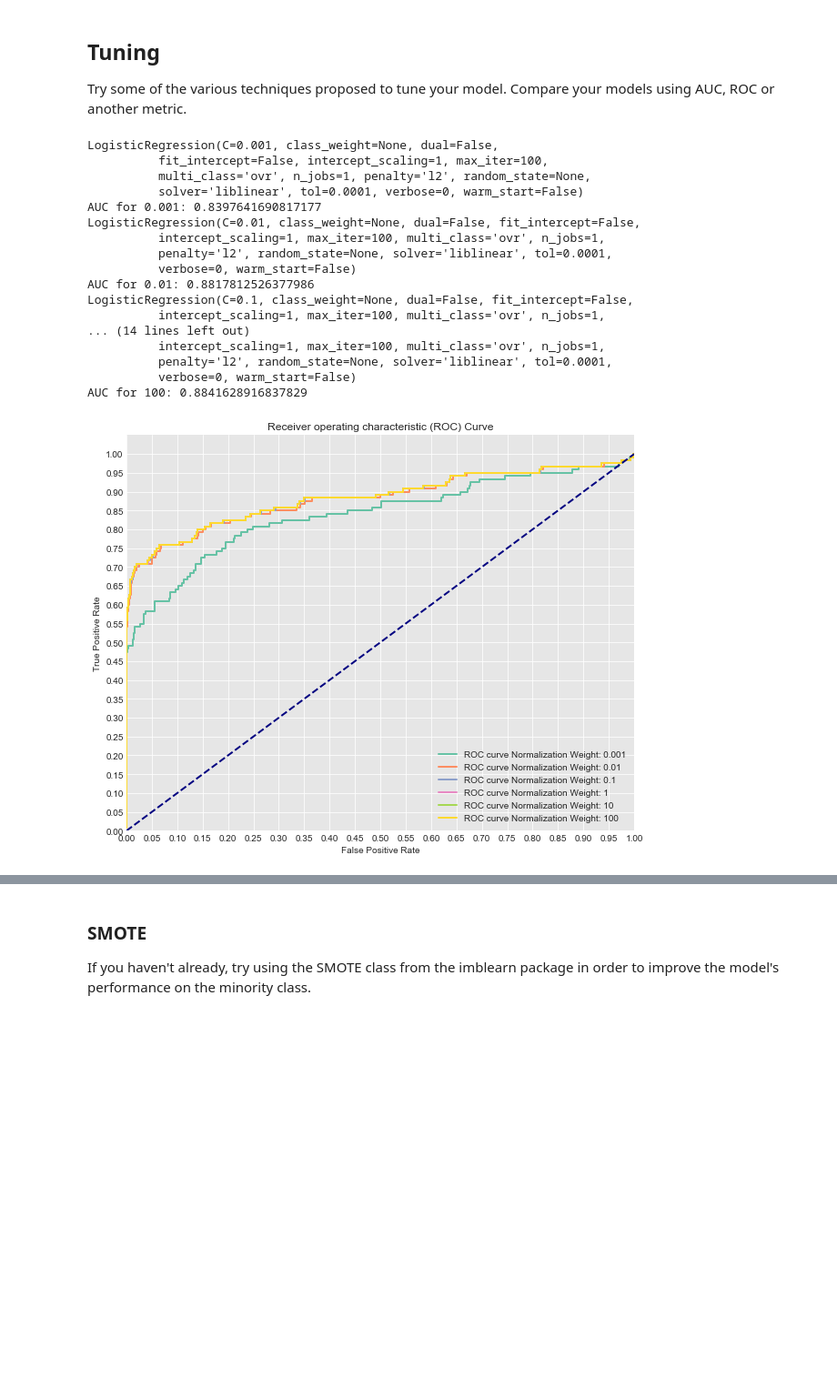
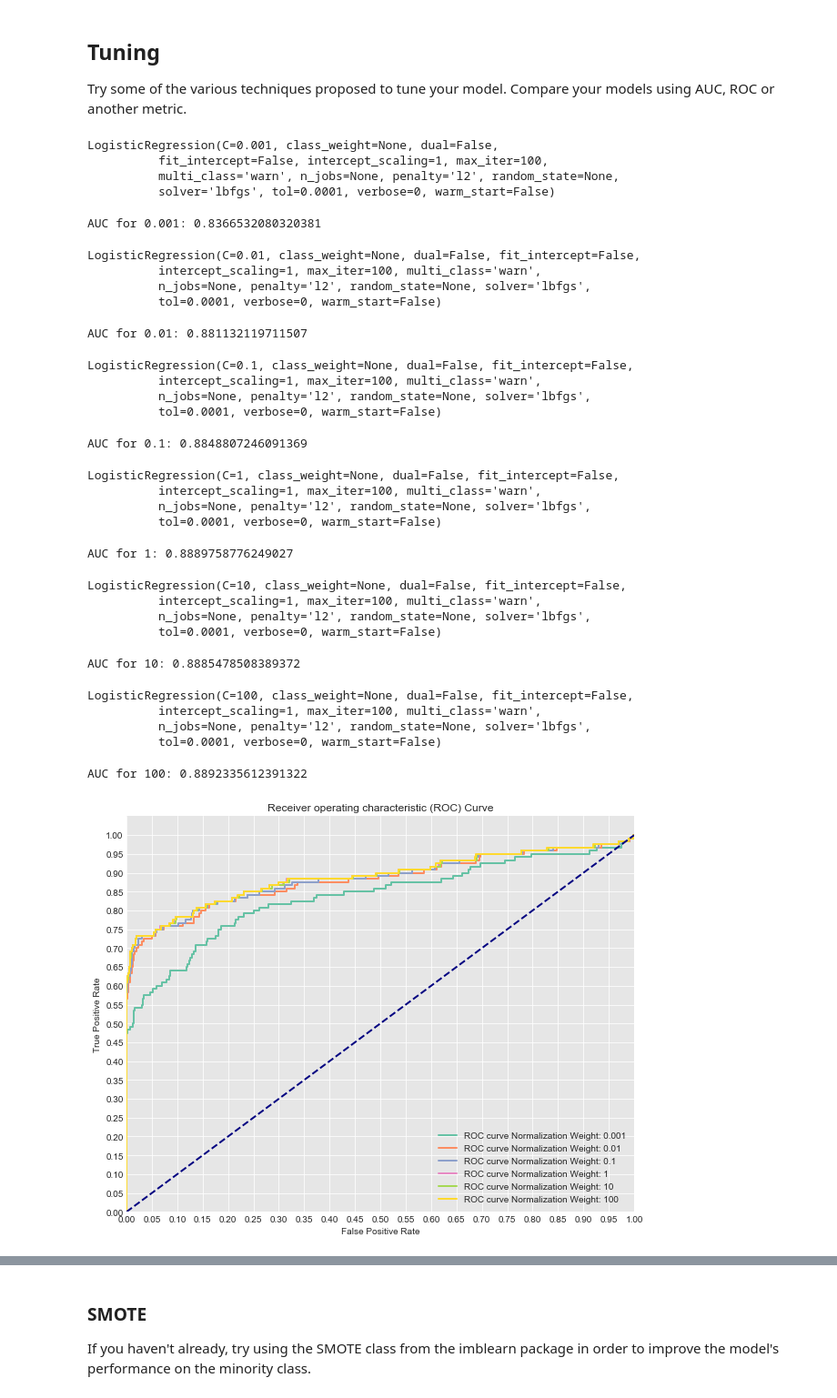
Before and after one commit to learn-co-curriculum/dsc-class-imbalance-problems-lab, a Jupyter notebook: index.ipynb, the cells around one changed output, grey strips where cells are left out. Shown at 91% size. Cells and saved outputs as stored; diff of their text form; code cells hidden in the pictures; blank space fills up the shorter version.

```diff
--- a/index.ipynb
+++ b/index.ipynb
@@ -78,7 +79,7 @@ Name: Class, dtype: int64
 As a baseline, fit a cookie cutter out of the box logistic regression model. Then plot the ROC curve and print out the AUC. We'll use this as a comparison for how our future models perform.
 # %%
 #Initial Model
-logreg = LogisticRegression(fit_intercept = False)
+logreg = LogisticRegression(fit_intercept = False,solver='lbfgs')
 
 #Probability scores for test set
 y_score = logreg.fit(X_train, y_train).decision_function(X_test)
@@ -159,51 +160,64 @@ plt.figure(figsize=(10,8))
 
 for n, c in enumerate(C_param_range):
     #Fit a model
-    logreg = LogisticRegression(fit_intercept = False, C = c) #Starter code
+    logreg = LogisticRegression(fit_intercept = False, C = c,solver='lbfgs') #Starter code
     model_log = logreg.fit(X_train, y_train)
     print(model_log) #Preview model params
 
     #Predict
     y_hat_test = logreg.predict(X_test)
 
     y_score = logreg.fit(X_train, y_train).decision_function(X_test)
 
     fpr, tpr, thresholds = roc_curve(y_test, y_score)
 
     print('AUC for {}: {}'.format(names[n], auc(fpr, tpr)))
     lw = 2
     plt.plot(fpr, tpr, color=colors[n],
              lw=lw, label='ROC curve Normalization Weight: {}'.format(names[n]))
 plt.plot([0, 1], [0, 1], color='navy', lw=lw, linestyle='--')
 plt.xlim([0.0, 1.0])
 plt.ylim([0.0, 1.05])
 
 plt.yticks([i/20.0 for i in range(21)])
 plt.xticks([i/20.0 for i in range(21)])
 plt.xlabel('False Positive Rate')
 plt.ylabel('True Positive Rate')
 plt.title('Receiver operating characteristic (ROC) Curve')
 plt.legend(loc="lower right")
 plt.show()
 # %% [output]
 LogisticRegression(C=0.001, class_weight=None, dual=False,
           fit_intercept=False, intercept_scaling=1, max_iter=100,
-          multi_class='ovr', n_jobs=1, penalty='l2', random_state=None,
-          solver='liblinear', tol=0.0001, verbose=0, warm_start=False)
-AUC for 0.001: 0.8397641690817177
-LogisticRegression(C=0.01, class_weight=None, dual=False, fit_intercept=False,
-          intercept_scaling=1, max_iter=100, multi_class='ovr', n_jobs=1,
-          penalty='l2', random_state=None, solver='liblinear', tol=0.0001,
-          verbose=0, warm_start=False)
-AUC for 0.01: 0.8817812526377986
-LogisticRegression(C=0.1, class_weight=None, dual=False, fit_intercept=False,
-          intercept_scaling=1, max_iter=100, multi_class='ovr', n_jobs=1,
-... (14 lines left out)
-          intercept_scaling=1, max_iter=100, multi_class='ovr', n_jobs=1,
-          penalty='l2', random_state=None, solver='liblinear', tol=0.0001,
-          verbose=0, warm_start=False)
-AUC for 100: 0.8841628916837829
+          multi_class='warn', n_jobs=None, penalty='l2', random_state=None,
+          solver='lbfgs', tol=0.0001, verbose=0, warm_start=False)
+AUC for 0.001: 0.8366532080320381
+LogisticRegression(C=0.01, class_weight=None, dual=False, fit_intercept=False,
+          intercept_scaling=1, max_iter=100, multi_class='warn',
+          n_jobs=None, penalty='l2', random_state=None, solver='lbfgs',
+          tol=0.0001, verbose=0, warm_start=False)
+AUC for 0.01: 0.881132119711507
+LogisticRegression(C=0.1, class_weight=None, dual=False, fit_intercept=False,
+          intercept_scaling=1, max_iter=100, multi_class='warn',
+          n_jobs=None, penalty='l2', random_state=None, solver='lbfgs',
+          tol=0.0001, verbose=0, warm_start=False)
+AUC for 0.1: 0.8848807246091369
+LogisticRegression(C=1, class_weight=None, dual=False, fit_intercept=False,
+          intercept_scaling=1, max_iter=100, multi_class='warn',
+          n_jobs=None, penalty='l2', random_state=None, solver='lbfgs',
+          tol=0.0001, verbose=0, warm_start=False)
+AUC for 1: 0.8889758776249027
+LogisticRegression(C=10, class_weight=None, dual=False, fit_intercept=False,
+          intercept_scaling=1, max_iter=100, multi_class='warn',
+          n_jobs=None, penalty='l2', random_state=None, solver='lbfgs',
+          tol=0.0001, verbose=0, warm_start=False)
+AUC for 10: 0.8885478508389372
+LogisticRegression(C=100, class_weight=None, dual=False, fit_intercept=False,
+          intercept_scaling=1, max_iter=100, multi_class='warn',
+          n_jobs=None, penalty='l2', random_state=None, solver='lbfgs',
+          tol=0.0001, verbose=0, warm_start=False)
+AUC for 100: 0.8892335612391322
-[figure, old version]
+[figure, new version]
 # %%
 cnf_matrix = confusion_matrix(y_hat_test, y_test)
 plot_confusion_matrix(cnf_matrix, classes=[0,1])
```
Also changed, not shown: parts of 8 cells of this notebook, 6 other files.
